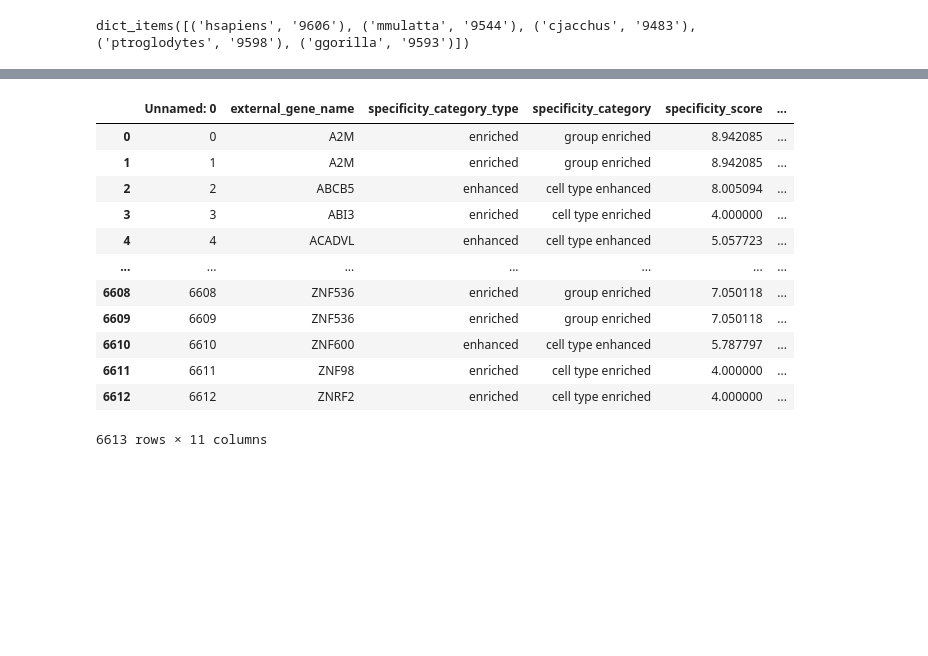
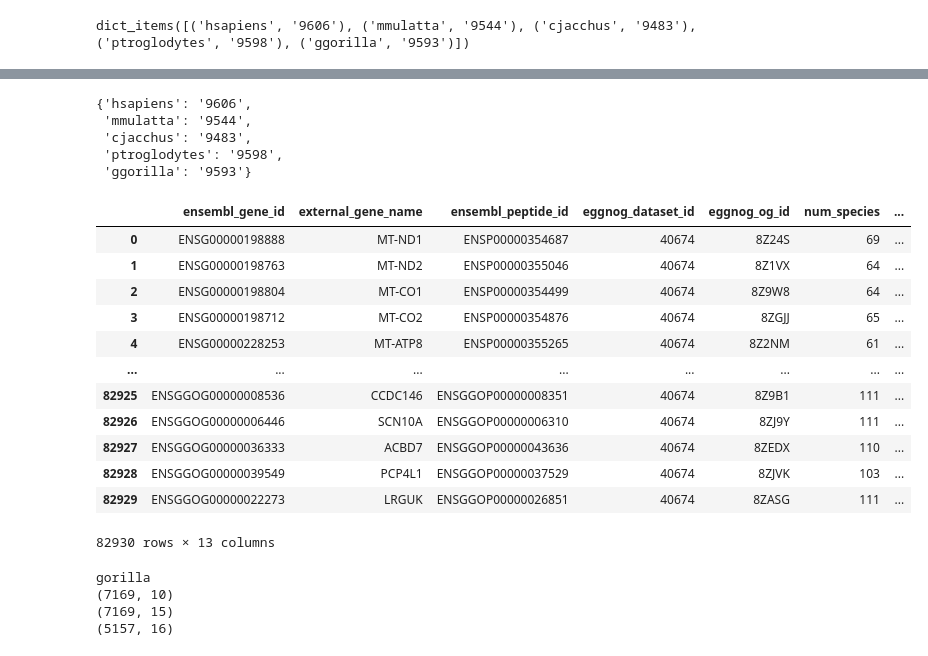
Before and after one commit to Papatheodorou-Group/GeneSpectraKG, a Jupyter notebook: test_kg.ipynb, the cells around one changed output, grey strips where cells are left out. Saved outputs shown, nothing was run; the diff lists cells and outputs as text; code cells hidden in the pictures; blank space fills up the shorter version.

```diff
--- a/test_kg.ipynb
+++ b/test_kg.ipynb
@@ -113,19 +128,3 @@ cell_ontology = pd.read_csv("data/MTG_cell_type_to_ontology.csv")
 cell_ontology = cell_ontology.drop(['subclass'], axis=1).drop_duplicates()
 # %%
 human_classes = pd.read_csv("data/human_classes_subclass_processed.csv")
-# %%
-human_classes
-# %% [output]
-|  | Unnamed: 0 | external_gene_name | specificity_category_type | specificity_category | specificity_score | ... |
-| 0 | 0 | A2M | enriched | group enriched | 8.942085 | ... |
-| 1 | 1 | A2M | enriched | group enriched | 8.942085 | ... |
-| 2 | 2 | ABCB5 | enhanced | cell type enhanced | 8.005094 | ... |
-| 3 | 3 | ABI3 | enriched | cell type enriched | 4.000000 | ... |
-| 4 | 4 | ACADVL | enhanced | cell type enhanced | 5.057723 | ... |
-| ... | ... | ... | ... | ... | ... | ... |
-| 6608 | 6608 | ZNF536 | enriched | group enriched | 7.050118 | ... |
-| 6609 | 6609 | ZNF536 | enriched | group enriched | 7.050118 | ... |
-| 6610 | 6610 | ZNF600 | enhanced | cell type enhanced | 5.787797 | ... |
-| 6611 | 6611 | ZNF98 | enriched | cell type enriched | 4.000000 | ... |
-| 6612 | 6612 | ZNRF2 | enriched | cell type enriched | 4.000000 | ... |
-6613 rows × 11 columns
@@ -131,0 +133,24 @@ human_classes
+# %%
+species_names_ids
+# %% [output]
+{'hsapiens': '9606',
+ 'mmulatta': '9544',
+ 'cjacchus': '9483',
+ 'ptroglodytes': '9598',
+ 'ggorilla': '9593'}
+# %%
+all_species_mapped
+# %% [output]
+|  | ensembl_gene_id | external_gene_name | ensembl_peptide_id | eggnog_dataset_id | eggnog_og_id | num_species | ... |
+| 0 | ENSG00000198888 | MT-ND1 | ENSP00000354687 | 40674 | 8Z24S | 69 | ... |
+| 1 | ENSG00000198763 | MT-ND2 | ENSP00000355046 | 40674 | 8Z1VX | 64 | ... |
+| 2 | ENSG00000198804 | MT-CO1 | ENSP00000354499 | 40674 | 8Z9W8 | 64 | ... |
+| 3 | ENSG00000198712 | MT-CO2 | ENSP00000354876 | 40674 | 8ZGJJ | 65 | ... |
+| 4 | ENSG00000228253 | MT-ATP8 | ENSP00000355265 | 40674 | 8Z2NM | 61 | ... |
+| ... | ... | ... | ... | ... | ... | ... | ... |
+| 82925 | ENSGGOG00000008536 | CCDC146 | ENSGGOP00000008351 | 40674 | 8Z9B1 | 111 | ... |
+| 82926 | ENSGGOG00000006446 | SCN10A | ENSGGOP00000006310 | 40674 | 8ZJ9Y | 111 | ... |
+| 82927 | ENSGGOG00000036333 | ACBD7 | ENSGGOP00000043636 | 40674 | 8ZEDX | 110 | ... |
+| 82928 | ENSGGOG00000039549 | PCP4L1 | ENSGGOP00000037529 | 40674 | 8ZJVK | 103 | ... |
+| 82929 | ENSGGOG00000022273 | LRGUK | ENSGGOP00000026851 | 40674 | 8ZASG | 111 | ... |
+82930 rows × 13 columns
@@ -131,0 +173,7 @@ human_classes
+# %%
+gorilla_final = merge_genespectra_cl_eggnog(species_name_file='gorilla', species_id='9593')
+# %% [output]
+gorilla
+(7169, 10)
+(7169, 15)
+(5157, 16)
```
Also changed, not shown: parts of 31 cells of this notebook, 4 other files.
